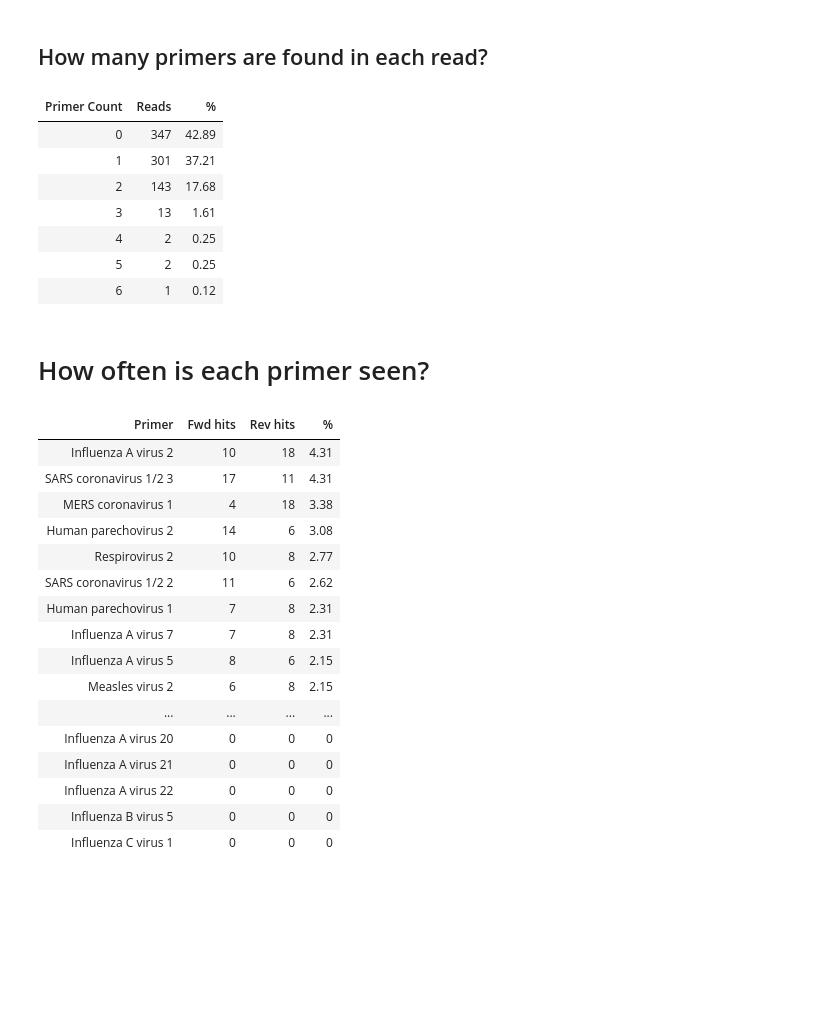
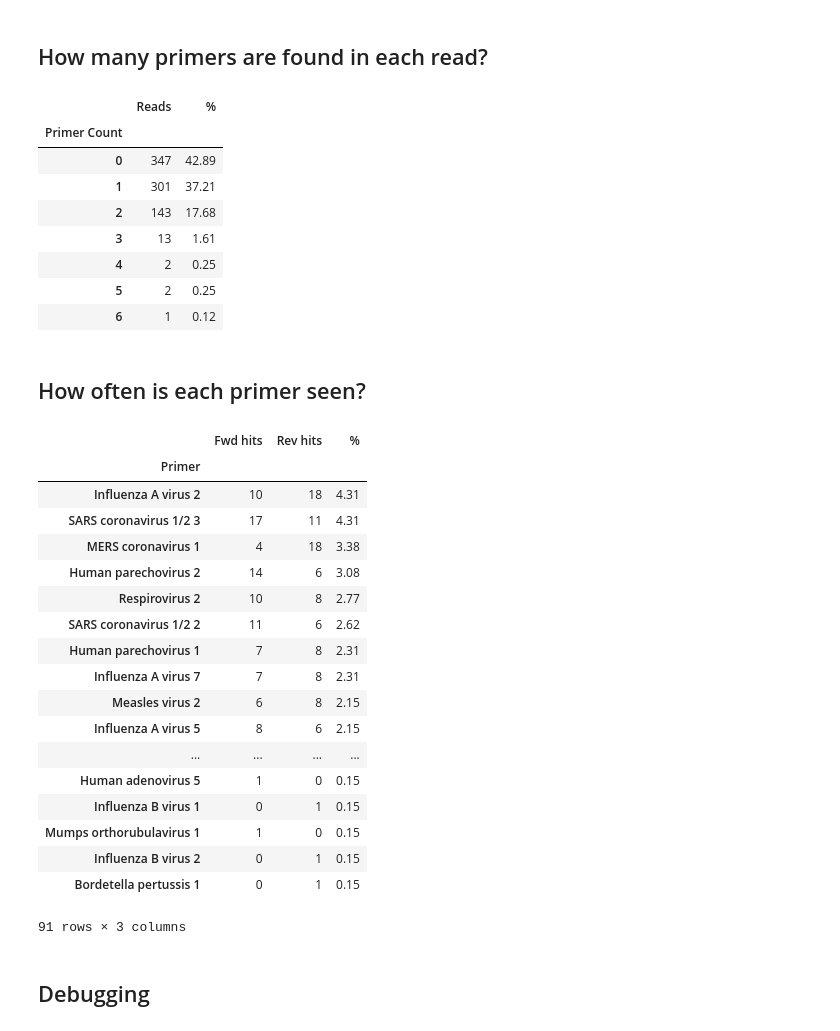
Before and after one commit to RByers/RespiCov-analyze, a Jupyter notebook: AnalyzeRespiCov.ipynb, the cells around one changed output. Cells and saved outputs as stored; diff of their text form; code cells hidden in the pictures; blank space fills up the shorter version.

Commit message:
Use Pandas

```diff
--- a/AnalyzeRespiCov.ipynb
+++ b/AnalyzeRespiCov.ipynb
@@ -8,8 +8,11 @@ Reads fastq file(s) from nanopore sequencing output using [RespiCoV](https://jou
 from Bio.Seq import Seq
 from Bio import SeqIO
 import gzip
+import pandas as pd
 
-inputFile = "20221204_2344_MN41817_FAV39017_1bf37150/fastq_pass/barcode07/FAV39017_pass_barcode07_1d0a44b7_0.fastq.gz"
+inputFile = "../20221204_2344_MN41817_FAV39017_1bf37150/fastq_pass/barcode07/FAV39017_pass_barcode07_1d0a44b7_0.fastq.gz"
+pd.options.display.max_rows = 70
+pd.options.display.min_rows = 30
 
 primers = list(SeqIO.parse("RespiCovPrimers.fasta", "fasta"))
 print("Read %i primers" % (len(primers)))
@@ -71,7 +42,6 @@ Found 462 matches in 809 reads
 ## How many primers are found in each read?
 # %%
 from collections import Counter
-from tabulate import tabulate
 
 readsPerPrimerCount = Counter()
 readTotal = 0
@@ -79,15 +49,14 @@ for (record, hits) in getPrimerMatches(inputFile):
     readTotal += 1
     readsPerPrimerCount[len(hits)] += 1
 
-def addPercent (entry):
-    (primerCount, reads) = entry
-    return (primerCount, reads, round(reads / readTotal * 100, ndigits=2))
-
-table = list(map(addPercent, readsPerPrimerCount.items()))
-table.sort();
-tabulate(table,headers=["Primer Count","Reads","%"], tablefmt='html')
+table = pd.DataFrame.from_dict(readsPerPrimerCount, orient="index", columns=["Reads"])
+table.index.name = "Primer Count"
+table.sort_index(inplace=True)
+table["%"] = table["Reads"].apply(lambda r: round(r / readTotal * 100, ndigits=2))
+table
 # %% [output]
-| Primer Count | Reads | % |
+|  | Reads | % |
+| Primer Count |  |  |
 | 0 | 347 | 42.89 |
 | 1 | 301 | 37.21 |
 | 2 | 143 | 17.68 |
@@ -96,31 +65,36 @@ tabulate(table,headers=["Primer Count","Reads","%"], tablefmt='html')
 | 5 | 2 | 0.25 |
 | 6 | 1 | 0.12 |
 # %% [markdown]
-# How often is each primer seen?
+## How often is each primer seen?
 # %%
-
 from collections import Counter
-from tabulate import tabulate
 
 hitsPerPrimer = dict()
 for p in primers:
     hitsPerPrimer[p.description] = [0,0]
 
 hitsTotal = 0
 for (record, hits) in getPrimerMatches(inputFile):
     hitsTotal += len(hits)
     for (primer, s, e) in hits:
         hitsPerPrimer[primer.description][0 if s < e else 1] += 1
 
 def addPercent (entry):
     (primer, [fwd,rev]) = entry
     return (primer, fwd, rev, round((fwd+rev) / hitsTotal * 100, ndigits=2))
 
-table = list(map(addPercent, hitsPerPrimer.items()))
-table.sort(key=lambda e: e[3], reverse=True);
-tabulate(table,headers=["Primer","Fwd hits","Rev hits","%"], tablefmt='html')
+#table = pd.DataFrame.from_dict(hitsPerPrimer,orient="index",columns=["Fwd hits","Rev hits"])
+#table[%] = table.apply(lambda row:
+data = map(addPercent, filter(lambda p:p[1]!=[0,0], hitsPerPrimer.items()))
+table = pd.DataFrame(data, columns=["Primer","Fwd hits", "Rev hits", "%"])
+table.set_index("Primer", inplace=True)
+table.sort_values("%", ascending=False, inplace=True)
+#table.sort(key=lambda e: e[3], reverse=True);
+#tabulate(table,headers=["Primer","Fwd hits","Rev hits","%"], tablefmt='html')
+table
 # %% [output]
-| Primer | Fwd hits | Rev hits | % |
+|  | Fwd hits | Rev hits | % |
+| Primer |  |  |  |
 | Influenza A virus 2 | 10 | 18 | 4.31 |
 | SARS coronavirus 1/2 3 | 17 | 11 | 4.31 |
 | MERS coronavirus 1 | 4 | 18 | 3.38 |
@@ -129,11 +103,14 @@ tabulate(table,headers=["Primer","Fwd hits","Rev hits","%"], tablefmt='html')
 | SARS coronavirus 1/2 2 | 11 | 6 | 2.62 |
 | Human parechovirus 1 | 7 | 8 | 2.31 |
 | Influenza A virus 7 | 7 | 8 | 2.31 |
+| Measles virus 2 | 6 | 8 | 2.15 |
 | Influenza A virus 5 | 8 | 6 | 2.15 |
-| Measles virus 2 | 6 | 8 | 2.15 |
 | ... | ... | ... | ... |
-| Influenza A virus 20 | 0 | 0 | 0 |
-| Influenza A virus 21 | 0 | 0 | 0 |
-| Influenza A virus 22 | 0 | 0 | 0 |
-| Influenza B virus 5 | 0 | 0 | 0 |
-| Influenza C virus 1 | 0 | 0 | 0 |
+| Human adenovirus 5 | 1 | 0 | 0.15 |
+| Influenza B virus 1 | 0 | 1 | 0.15 |
+| Mumps orthorubulavirus 1 | 1 | 0 | 0.15 |
+| Influenza B virus 2 | 0 | 1 | 0.15 |
+| Bordetella pertussis 1 | 0 | 1 | 0.15 |
+91 rows × 3 columns
+# %% [markdown]
+## Debugging
```
Also changed, not shown: parts of 3 cells of this notebook.
